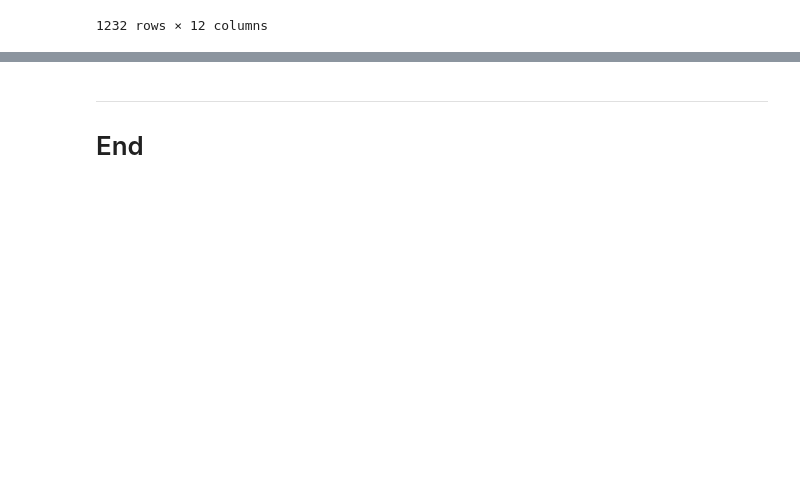
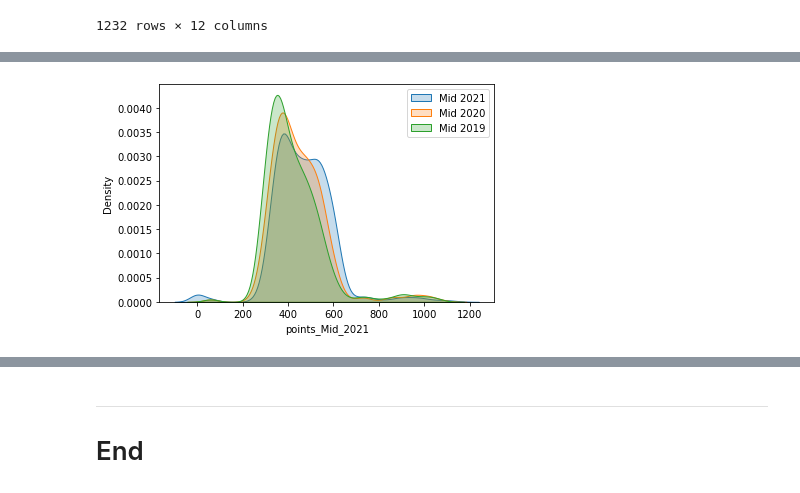
Before and after one commit to ShanePAustin/fundamentals-of-data-analysis, a Jupyter notebook: cao.ipynb, the cells around one changed output, grey strips where cells are left out. Cells and saved outputs as stored; diff of their text form; code cells hidden in the pictures; blank space fills up the shorter version.

```diff
--- a/cao.ipynb
+++ b/cao.ipynb
@@ -743,0 +791,8 @@ plt.show()
+# %%
+sns.kdeplot(caoPoints['points_Mid_2021'], label='Mid 2021',shade=True)
+sns.kdeplot(caoPoints['points_Mid_2020'], label='Mid 2020',shade=True)
+sns.kdeplot(caoPoints['points_Mid_2019'], label='Mid 2019',shade=True)
+plt.legend()
+plt.show()
+# %% [output]
+[figure, added]
```
Also changed, not shown: parts of 11 cells of this notebook, 8 other files.
